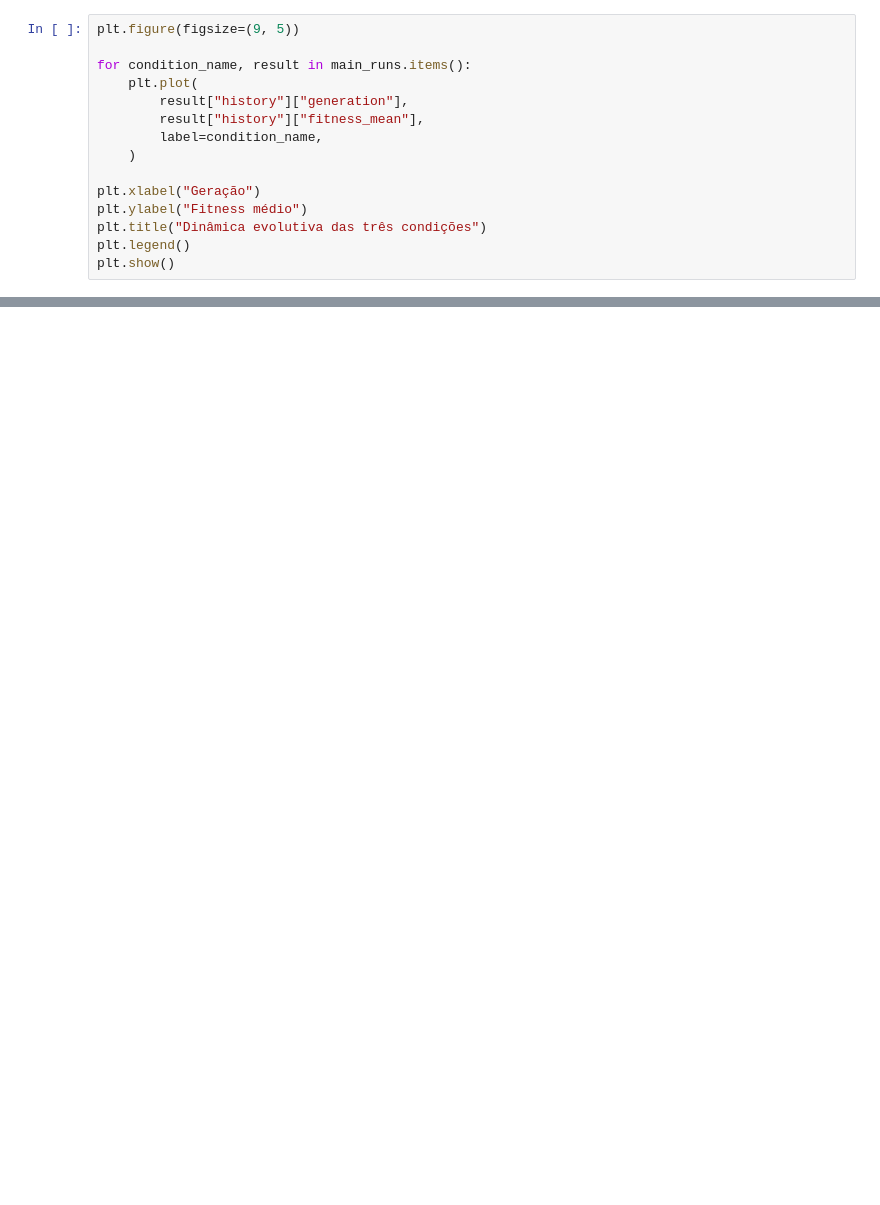
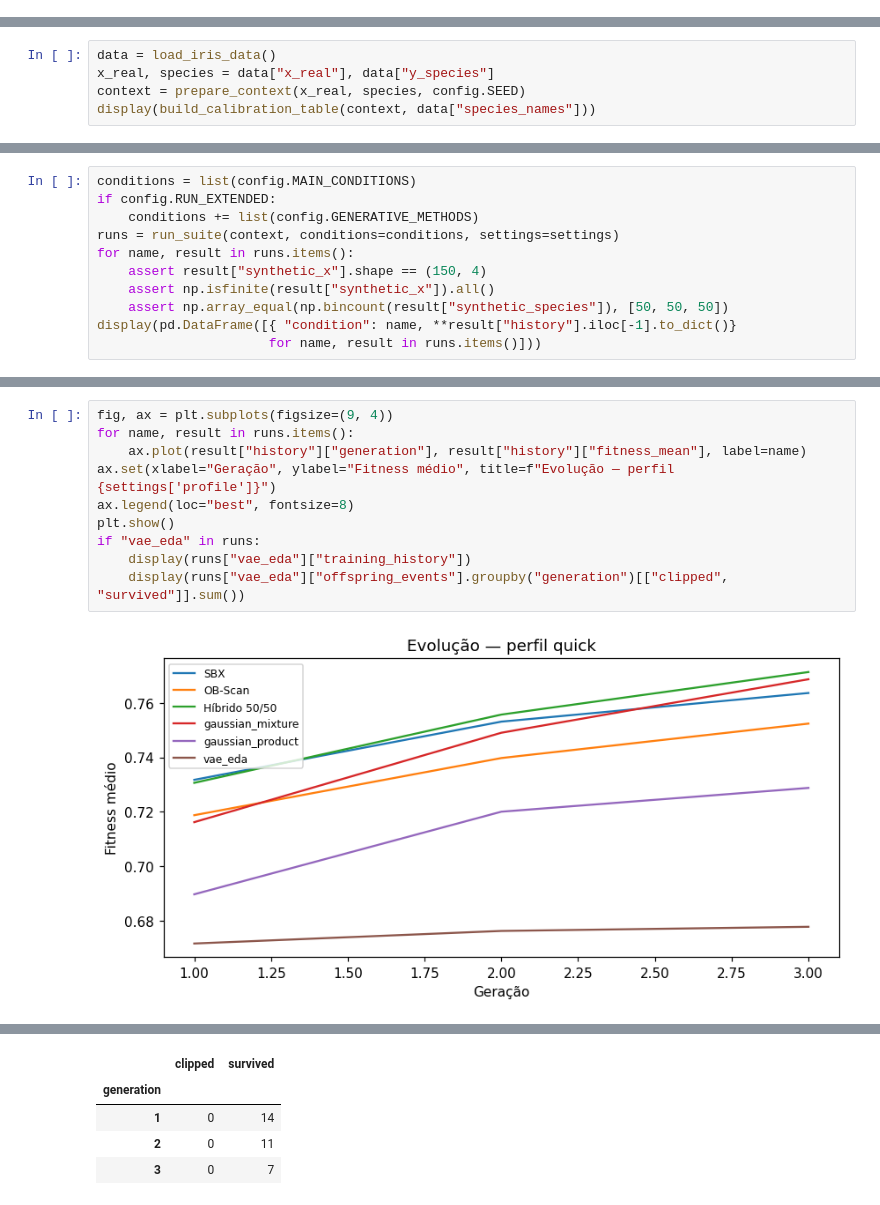
Before and after one commit to fmfelipemartins/iris-generativa-natgenai, a Jupyter notebook: notebooks/Iris_Generativa_NatGenAI.ipynb, the cells around one changed output, grey strips where cells are left out. Cells and saved outputs as stored; diff of their text form; blank space fills up the shorter version.

```diff
--- a/notebooks/Iris_Generativa_NatGenAI.ipynb
+++ b/notebooks/Iris_Generativa_NatGenAI.ipynb
@@ -285,15 +0,0 @@ Híbrido 50/50: 150 sintéticos gerados.
-# %%
-plt.figure(figsize=(9, 5))
-
-for condition_name, result in main_runs.items():
-    plt.plot(
-        result["history"]["generation"],
-        result["history"]["fitness_mean"],
-        label=condition_name,
-    )
-
-plt.xlabel("Geração")
-plt.ylabel("Fitness médio")
-plt.title("Dinâmica evolutiva das três condições")
-plt.legend()
-plt.show()
@@ -629,0 +68,5 @@ $$
+# %%
+data = load_iris_data()
+x_real, species = data["x_real"], data["y_species"]
+context = prepare_context(x_real, species, config.SEED)
+display(build_calibration_table(context, data["species_names"]))
@@ -629,0 +96,11 @@ $$
+# %%
+conditions = list(config.MAIN_CONDITIONS)
+if config.RUN_EXTENDED:
+    conditions += list(config.GENERATIVE_METHODS)
+runs = run_suite(context, conditions=conditions, settings=settings)
+for name, result in runs.items():
+    assert result["synthetic_x"].shape == (150, 4)
+    assert np.isfinite(result["synthetic_x"]).all()
+    assert np.array_equal(np.bincount(result["synthetic_species"]), [50, 50, 50])
+display(pd.DataFrame([{ "condition": name, **result["history"].iloc[-1].to_dict()}
+                      for name, result in runs.items()]))
@@ -629,0 +115,12 @@ $$
+# %%
+fig, ax = plt.subplots(figsize=(9, 4))
+for name, result in runs.items():
+    ax.plot(result["history"]["generation"], result["history"]["fitness_mean"], label=name)
+ax.set(xlabel="Geração", ylabel="Fitness médio", title=f"Evolução — perfil {settings['profile']}")
+ax.legend(loc="best", fontsize=8)
+plt.show()
+if "vae_eda" in runs:
+    display(runs["vae_eda"]["training_history"])
+    display(runs["vae_eda"]["offspring_events"].groupby("generation")[["clipped", "survived"]].sum())
+# %% [output]
+[figure, added]
@@ -629,0 +137,5 @@ $$
+|  | clipped | survived |
+| generation |  |  |
+| 1 | 0 | 14 |
+| 2 | 0 | 11 |
+| 3 | 0 | 7 |
```
Also changed, not shown: parts of 56 cells of this notebook, 20 other files.
